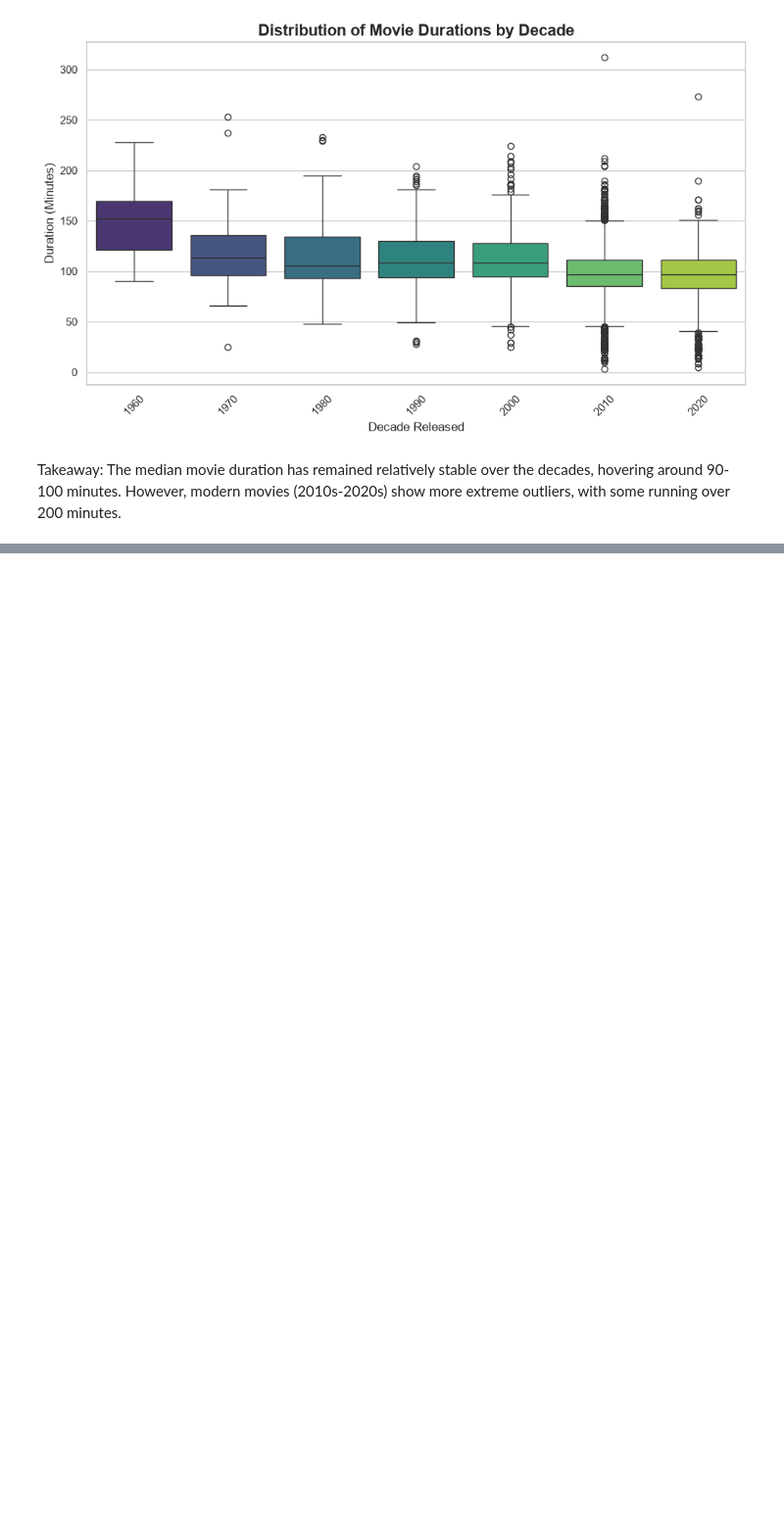
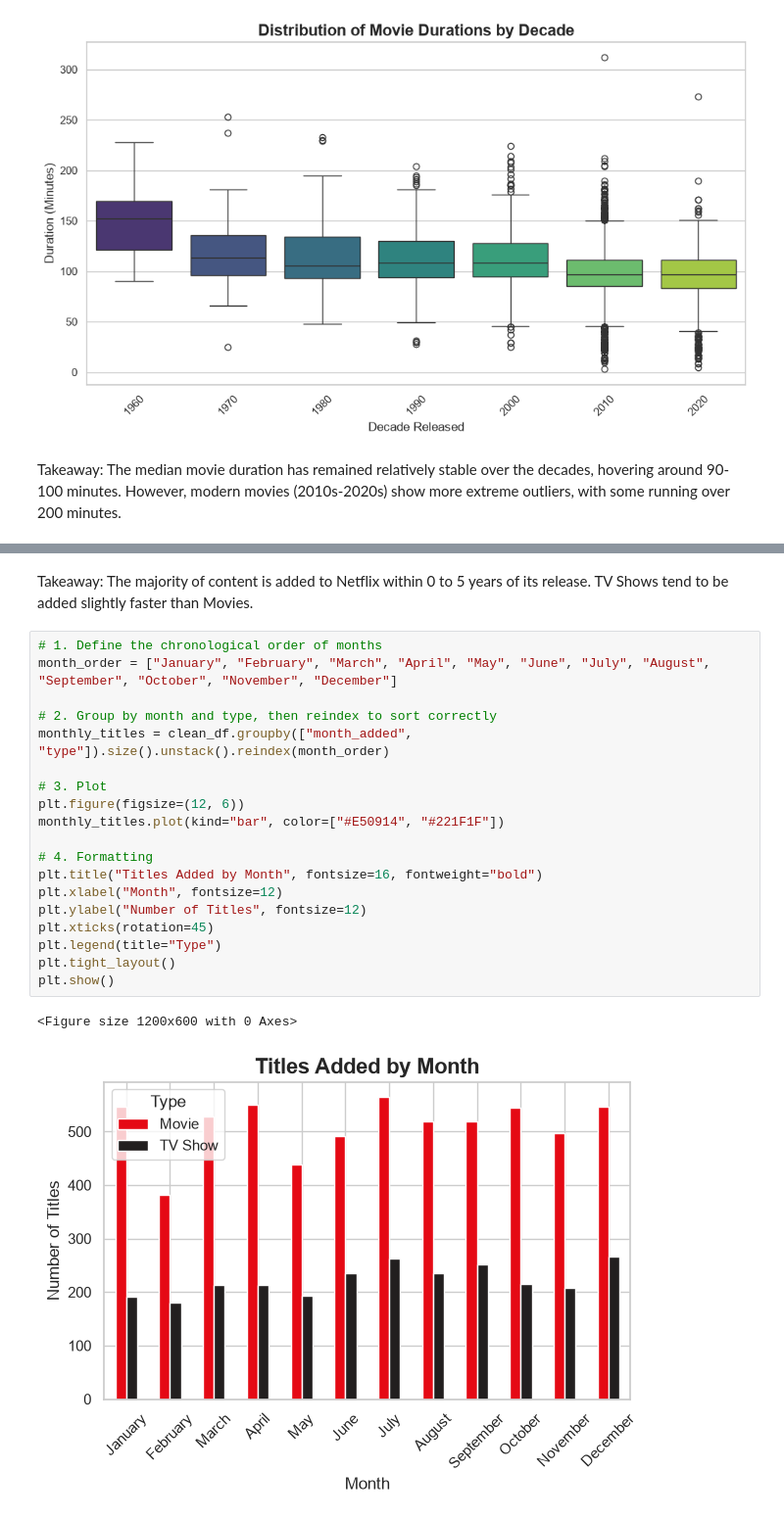
Before and after one commit to YoussefSlimi/netflix-data-analysis, a Jupyter notebook: analysis.ipynb, the cells around one changed output, grey strips where cells are left out. Shown at 98% size. Cells and saved outputs as stored; diff of their text form; blank space fills up the shorter version.

```diff
--- a/analysis.ipynb
+++ b/analysis.ipynb
@@ -487,0 +517,24 @@ Takeaway: The median movie duration has remained relatively stable over the deca
+# %% [markdown]
+Takeaway: The majority of content is added to Netflix within 0 to 5 years of its release. TV Shows tend to be added slightly faster than Movies.
+# %%
+# 1. Define the chronological order of months
+month_order = ["January", "February", "March", "April", "May", "June", "July", "August", "September", "October", "November", "December"]
+
+# 2. Group by month and type, then reindex to sort correctly
+monthly_titles = clean_df.groupby(["month_added", "type"]).size().unstack().reindex(month_order)
+
+# 3. Plot
+plt.figure(figsize=(12, 6))
+monthly_titles.plot(kind="bar", color=["#E50914", "#221F1F"])
+
+# 4. Formatting
+plt.title("Titles Added by Month", fontsize=16, fontweight="bold")
+plt.xlabel("Month", fontsize=12)
+plt.ylabel("Number of Titles", fontsize=12)
+plt.xticks(rotation=45)
+plt.legend(title="Type")
+plt.tight_layout()
+plt.show()
+# %% [output]
+<Figure size 1200x600 with 0 Axes>
+[figure, added]
```
Also changed, not shown: parts of 12 cells of this notebook.
